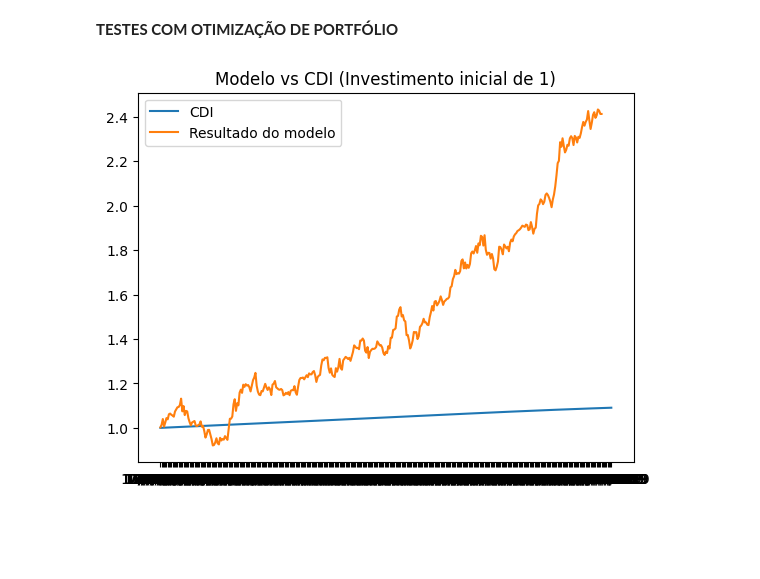
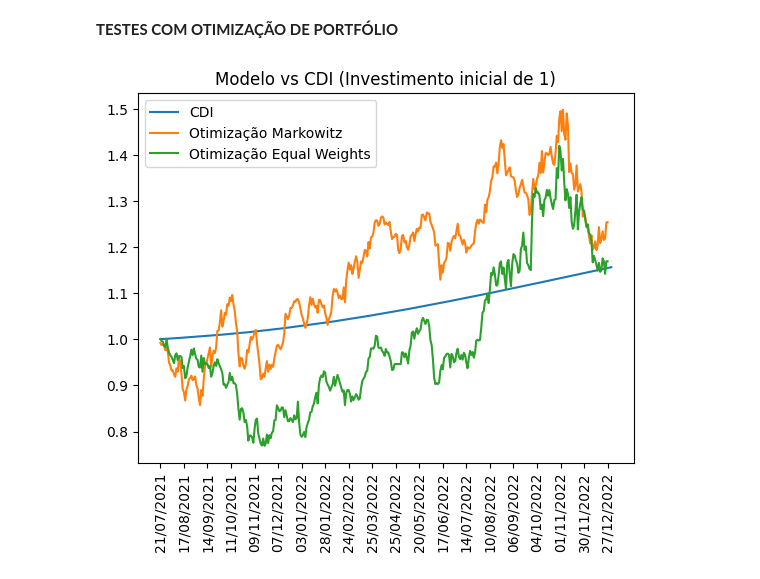
Before and after one commit to ehbats/tcc, a Jupyter notebook: twittator/data_analysis/technical_rf.ipynb, the cells around one changed output. Saved outputs shown, nothing was run; the diff lists cells and outputs as text; code cells hidden in the pictures; blank space fills up the shorter version.

Commit message:
Implemented new benchmark, fixed errors on the weight loops, implemented new investment strategy

```diff
--- a/twittator/data_analysis/technical_rf.ipynb
+++ b/twittator/data_analysis/technical_rf.ipynb
@@ -189,6 +183,7 @@ import sys, os
 sys.path.append(os.path.abspath("."))
 sys.path.append(os.path.abspath(".."))
 from portfolio_management.services.markowitz_optimizator import MarkowitzOptimizator
+from portfolio_management.services.equal_weights_optimizator import EqualWeightsOptimizator
 from data_analysis.services import RandomForestsWrapper, StockPreprocessor
 import pandas as pd
 import numpy as np
@@ -200,25 +195,25 @@ stocks = [
     'VALE3.SA',
     'B3SA3.SA',
     'BEEF3.SA',
-    # 'BPAC11.SA',
+    ## 'BPAC11.SA',
     'CYRE3.SA',
     'ELET3.SA',
     'FLRY3.SA',
     'MGLU3.SA',
-    # 'VIIA3.SA',
+    ## 'VIIA3.SA',
     'KLBN11.SA',
     'RENT3.SA',
-    # 'RAIL3.SA'
+    ## 'RAIL3.SA'
     ]
-price_column = 'Close'
+price_column = 'Open'
 df_list = []
 price_dfs = []
 target_dfs = []
-start_date = '2015-01-01'
-end_date = '2020-01-01'
-target_column = 'Close PnL 5 days'
+start_date = '2018-01-01'
+end_date = '2023-01-01'
 periods = 5
-desired_risk = 12
+target_column = f'{price_column} PnL {periods} days'
+desired_risk = 500
 initial_investment = 1
 
 for stock in stocks:
@@ -252,7 +247,15 @@ for stock in stocks:
     # print(f'{stock} final std')
     # print(np.sqrt(np.array(predicted_stock['price_data'].var() * 252)[0]))
 # %%
-results = MarkowitzOptimizator().optimize(
+equal_weights = EqualWeightsOptimizator().optimize(
+    price_dfs=price_dfs,
+    dfs=df_list,
+    tickers=stocks,
+    price_column=price_column,
+    periods=periods,
+    initial_investment=initial_investment
+)
+markowitz = MarkowitzOptimizator().optimize(
     price_dfs=price_dfs,
     dfs=df_list,
     tickers=stocks,
@@ -263,16 +266,20 @@ results = MarkowitzOptimizator().optimize(
 )
 # %%
 from portfolio_management.services.benchmark import BenchmarkComparator
-benchmark_type = 'CDI'
-date_column = 'data'
+from data_analysis.useful_defaults import IBOVESPA, CDI
+benchmark_type = CDI['bench']
+date_column = CDI['column']
 benchmark = BenchmarkComparator().get_benchmark_data(start_test_date, end_test_date, benchmark_type)
 # %%
 import matplotlib.pyplot as plt
-
-plt.plot(benchmark[date_column], benchmark['capitalization'], label=benchmark_type)
-plt.plot(results['capitalization'],label='Resultado do modelo')
+tick_divider = 5
+plt.plot(benchmark['capitalization'], label=benchmark_type)
+plt.plot(markowitz['capitalization'], label='Otimização Markowitz')
+plt.plot(equal_weights['capitalization'], label='Otimização Equal Weights')
 plt.legend(loc="upper left")
 plt.title(f'Modelo vs {benchmark_type} (Investimento inicial de {initial_investment})')
+plt.xticks(ticks = range(0,len(benchmark.index)), labels = benchmark[date_column], rotation='vertical')
+plt.locator_params(axis='x', nbins=20)
 plt.show()
 # %% [output]
-[figure, old version]
+[figure, new version]
```
Also changed, not shown: parts of 1 cell of this notebook, 6 other files.
